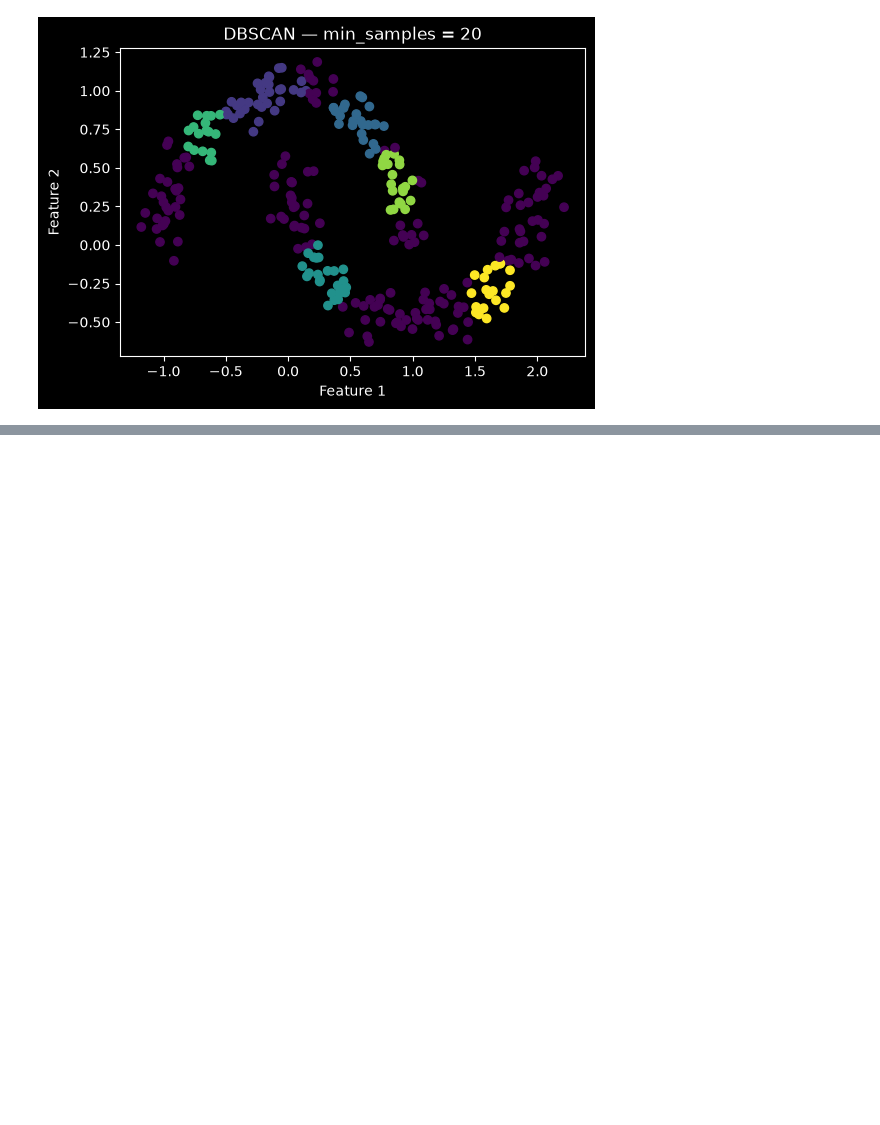
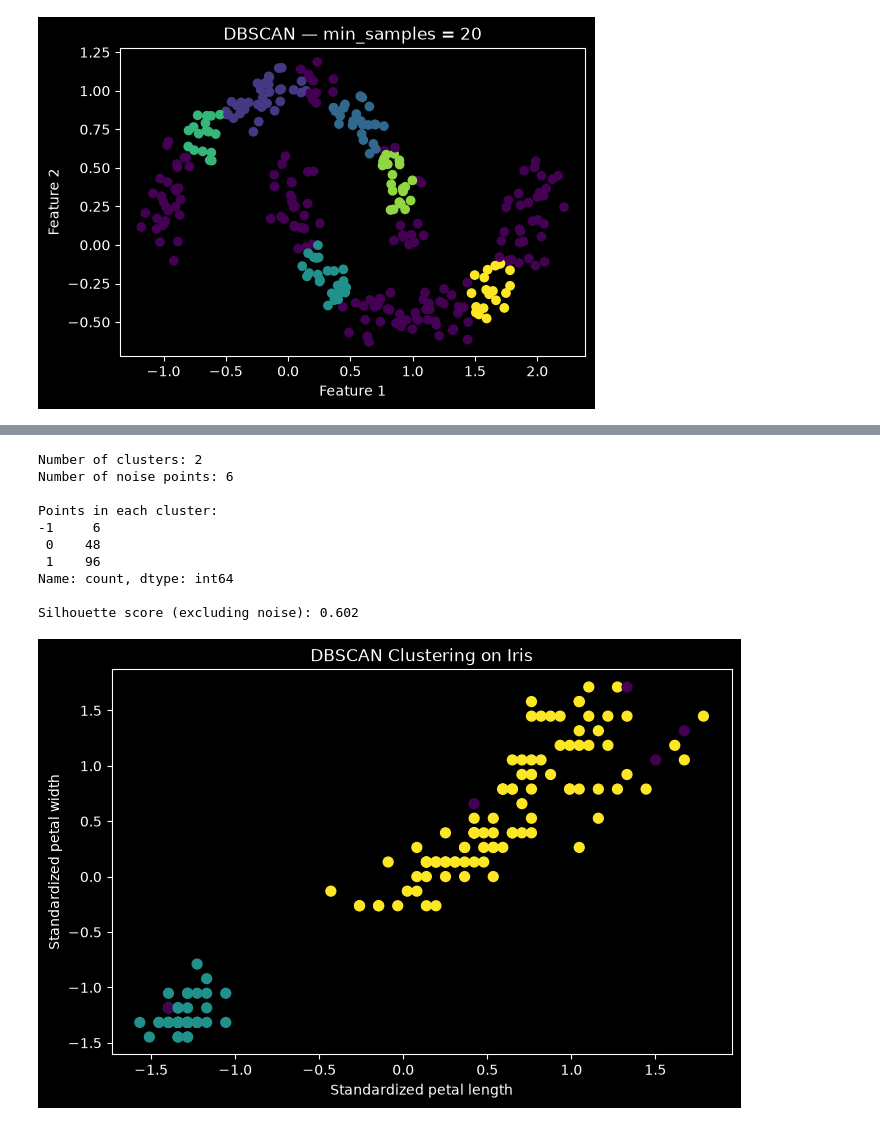
Before and after one commit to MUHAMMADZARYABKHAN-21/new.py, a Jupyter notebook: learning/machine-learning/scikit-learn/notebooks/06-unsupervised-learning/35_dbscan.ipynb, the cells around one changed output, grey strips where cells are left out. Cells and saved outputs as stored; diff of their text form; code cells hidden in the pictures; blank space fills up the shorter version.

```diff
--- a/learning/machine-learning/scikit-learn/notebooks/06-unsupervised-learning/35_dbscan.ipynb
+++ b/learning/machine-learning/scikit-learn/notebooks/06-unsupervised-learning/35_dbscan.ipynb
@@ -176,0 +237,72 @@ min_samples = 20 | clusters = 6 | noise = 159
+# %%
+
+import pandas as pd
+import matplotlib.pyplot as plt
+
+from sklearn.datasets import load_iris
+from sklearn.preprocessing import StandardScaler
+from sklearn.cluster import DBSCAN
+from sklearn.metrics import silhouette_score
+
+# 1. Load the Iris dataset
+iris = load_iris()
+X = iris.data
+
+# 2. Standardize all four features
+scaler = StandardScaler()
+X_scaled = scaler.fit_transform(X)
+
+# 3. Apply DBSCAN
+dbscan = DBSCAN(eps=0.7, min_samples=5)
+labels = dbscan.fit_predict(X_scaled)
+
+# 4. Count clusters and noise points
+clusters = set(labels) - {-1}
+noise_count = (labels == -1).sum()
+
+print("Number of clusters:", len(clusters))
+print("Number of noise points:", noise_count)
+print("\nPoints in each cluster:")
+print(pd.Series(labels).value_counts().sort_index())
+
+# 5. Calculate silhouette score if possible
+non_noise = labels != -1
+valid_labels = labels[non_noise]
+
+if len(set(valid_labels)) >= 2:
+    score = silhouette_score(
+        X_scaled[non_noise],
+        valid_labels
+    )
+    print("\nSilhouette score (excluding noise):", round(score, 3))
+else:
+    print("\nSilhouette score cannot be calculated")
+    print("because fewer than two non-noise clusters exist.")
+
+# 6. Visualize clusters using petal measurements
+plt.figure(figsize=(8, 5))
+
+plt.scatter(
+    X_scaled[:, 2],
+    X_scaled[:, 3],
+    c=labels,
+    cmap="viridis",
+    s=50
+)
+
+plt.xlabel("Standardized petal length")
+plt.ylabel("Standardized petal width")
+plt.title("DBSCAN Clustering on Iris")
+plt.show()
+# %% [output]
+Number of clusters: 2
+Number of noise points: 6
+
+Points in each cluster:
+-1     6
+ 0    48
+ 1    96
+Name: count, dtype: int64
+
+Silhouette score (excluding noise): 0.602
+[figure, added]
```
Also changed, not shown: parts of 4 cells of this notebook, 1 other file.
